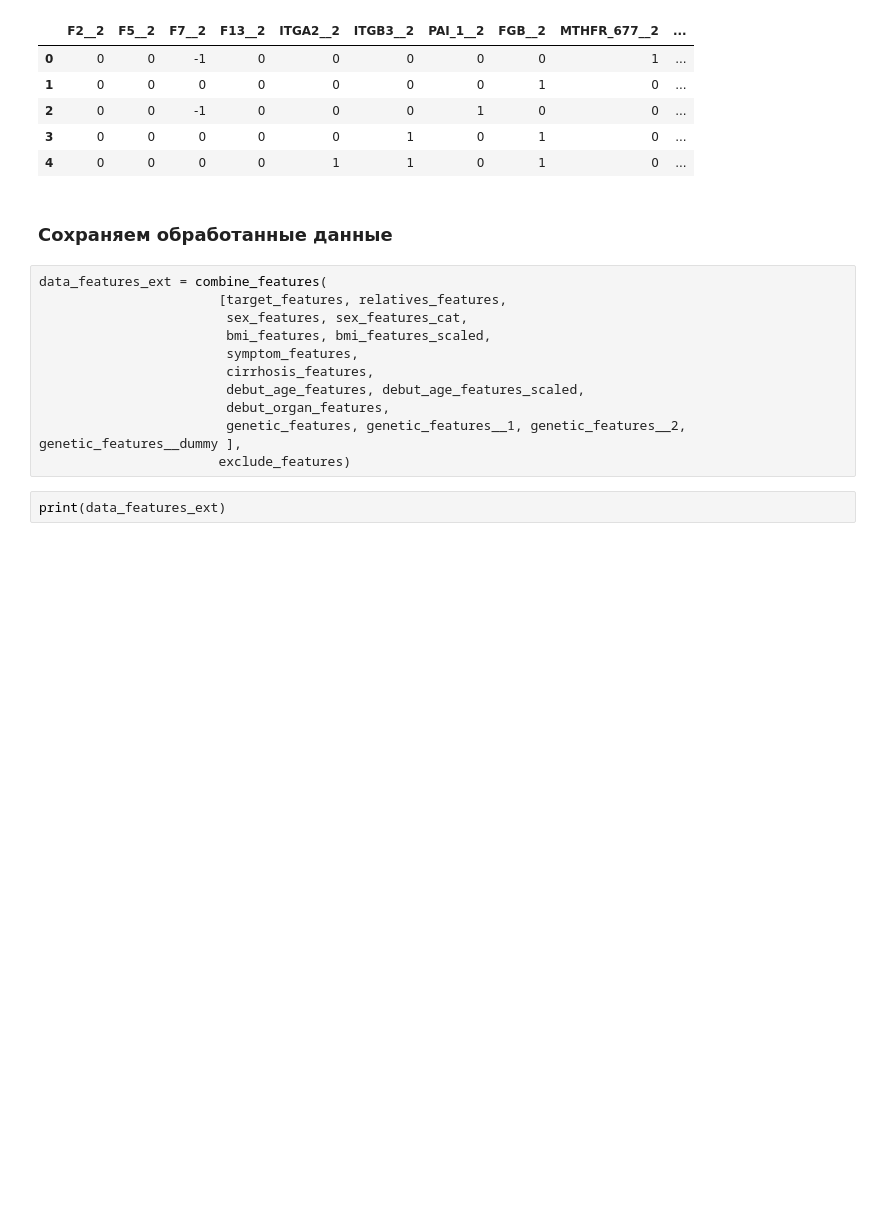
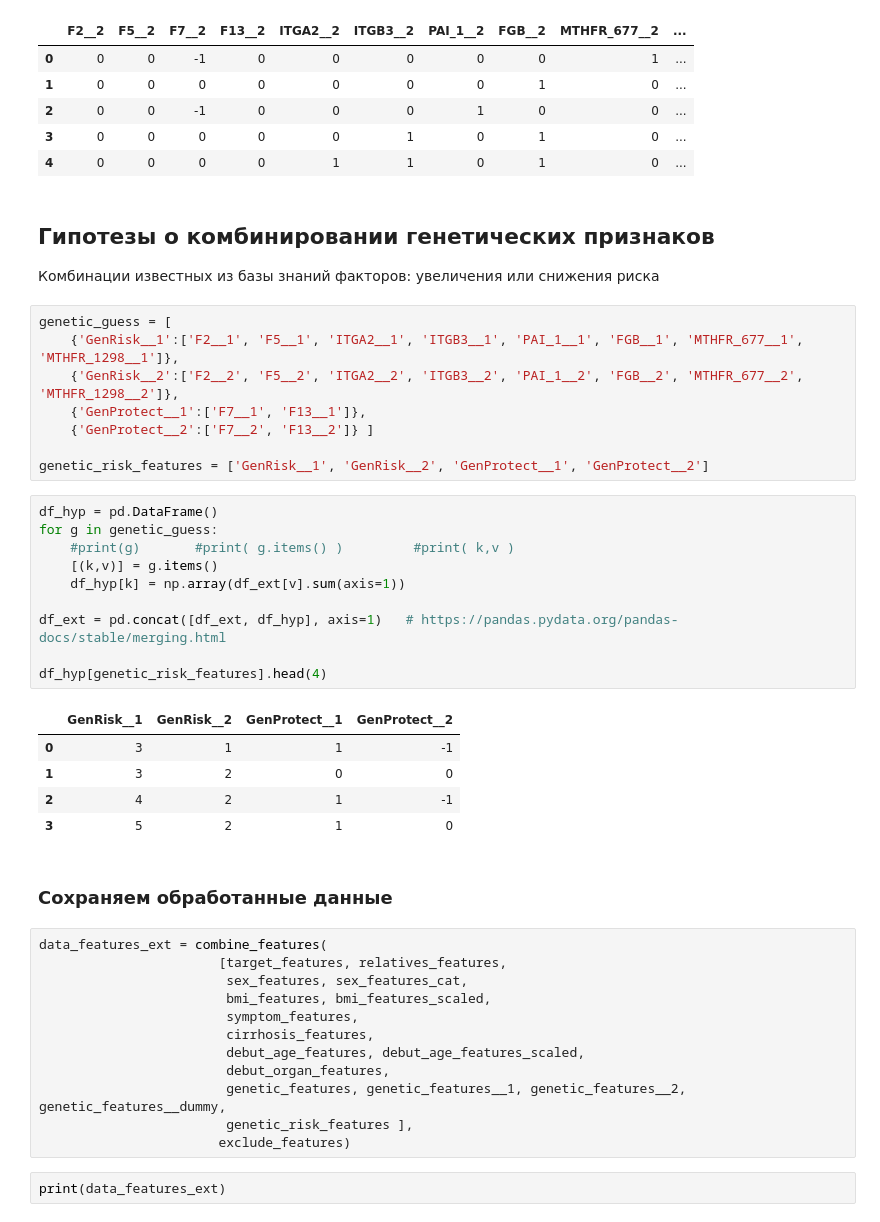
Before and after one commit to AlexanderArtemyev/Wilson-disease, a Jupyter notebook: preprocess_data.ipynb, the cells around one changed output. Saved outputs shown, nothing was run; the diff lists cells and outputs as text; blank space fills up the shorter version.

```diff
--- a/preprocess_data.ipynb
+++ b/preprocess_data.ipynb
@@ -249,6 +253,33 @@ df_2.head()
 | 2 | 0 | 0 | -1 | 0 | 0 | 0 | 1 | 0 | 0 | ... |
 | 3 | 0 | 0 | 0 | 0 | 0 | 1 | 0 | 1 | 0 | ... |
 | 4 | 0 | 0 | 0 | 0 | 1 | 1 | 0 | 1 | 0 | ... |
+# %% [markdown]
+## Гипотезы о комбинировании генетических признаков
+Комбинации известных из базы знаний факторов: увеличения или снижения риска
+# %%
+genetic_guess = [
+    {'GenRisk__1':['F2__1', 'F5__1', 'ITGA2__1', 'ITGB3__1', 'PAI_1__1', 'FGB__1', 'MTHFR_677__1', 'MTHFR_1298__1']},
+    {'GenRisk__2':['F2__2', 'F5__2', 'ITGA2__2', 'ITGB3__2', 'PAI_1__2', 'FGB__2', 'MTHFR_677__2', 'MTHFR_1298__2']},
+    {'GenProtect__1':['F7__1', 'F13__1']},
+    {'GenProtect__2':['F7__2', 'F13__2']} ]
+
+genetic_risk_features = ['GenRisk__1', 'GenRisk__2', 'GenProtect__1', 'GenProtect__2']
+# %%
+df_hyp = pd.DataFrame()
+for g in genetic_guess:
+    #print(g)       #print( g.items() )         #print( k,v )
+    [(k,v)] = g.items()
+    df_hyp[k] = np.array(df_ext[v].sum(axis=1))
+
+df_ext = pd.concat([df_ext, df_hyp], axis=1)   # https://pandas.pydata.org/pandas-docs/stable/merging.html
+
+df_hyp[genetic_risk_features].head(4)
+# %% [output]
+|  | GenRisk__1 | GenRisk__2 | GenProtect__1 | GenProtect__2 |
+| 0 | 3 | 1 | 1 | -1 |
+| 1 | 3 | 2 | 0 | 0 |
+| 2 | 4 | 2 | 1 | -1 |
+| 3 | 5 | 2 | 1 | 0 |
 # %% [markdown]
 ### Сохраняем обработанные данные
 # %%
@@ -260,7 +291,8 @@ data_features_ext = combine_features(
                         cirrhosis_features,
                         debut_age_features, debut_age_features_scaled,
                         debut_organ_features,
-                        genetic_features, genetic_features__1, genetic_features__2, genetic_features__dummy ],
+                        genetic_features, genetic_features__1, genetic_features__2, genetic_features__dummy,
+                        genetic_risk_features ],
                        exclude_features)
 # %%
 print(data_features_ext)
```
Also changed, not shown: parts of 16 cells of this notebook, 1 other file.
